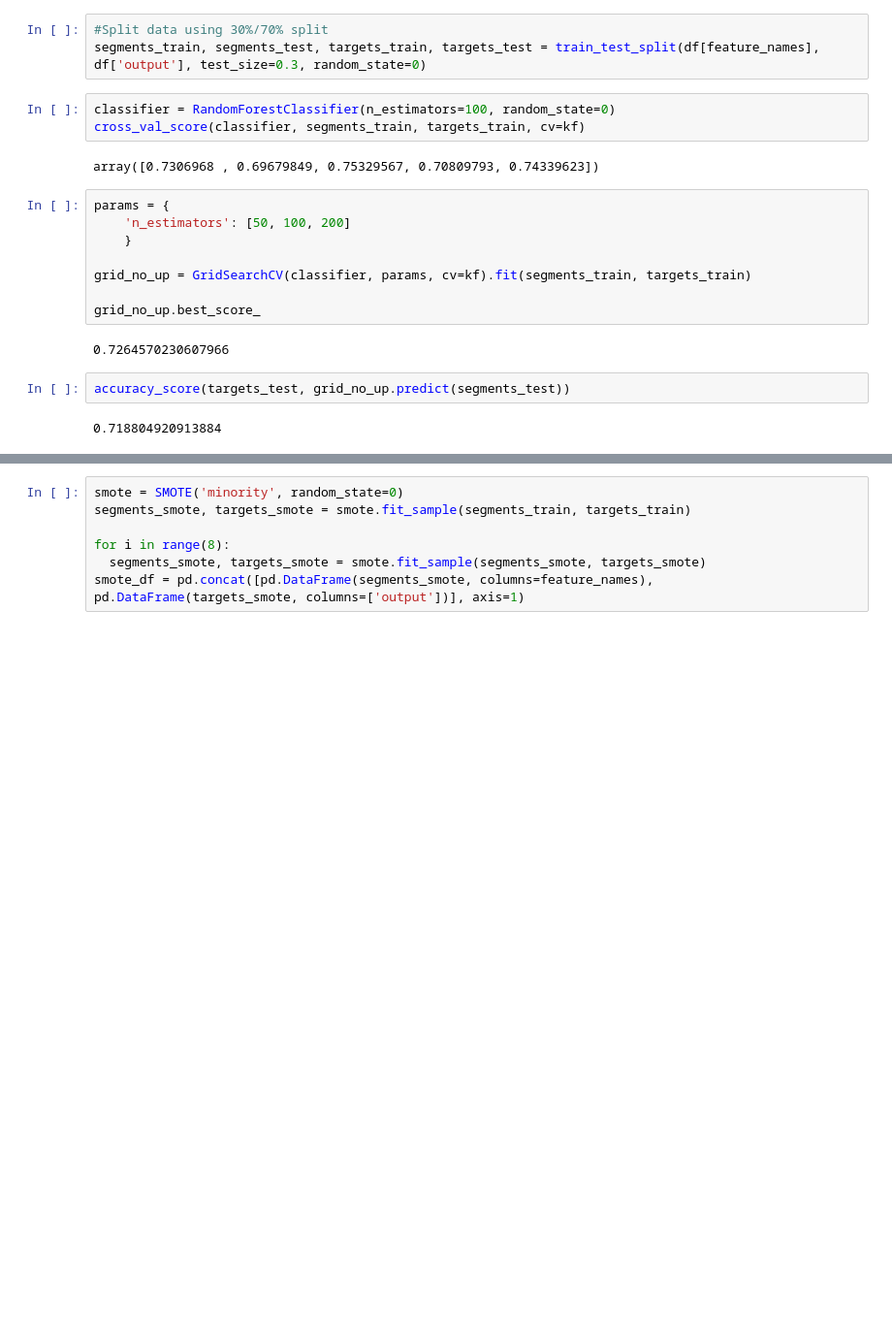
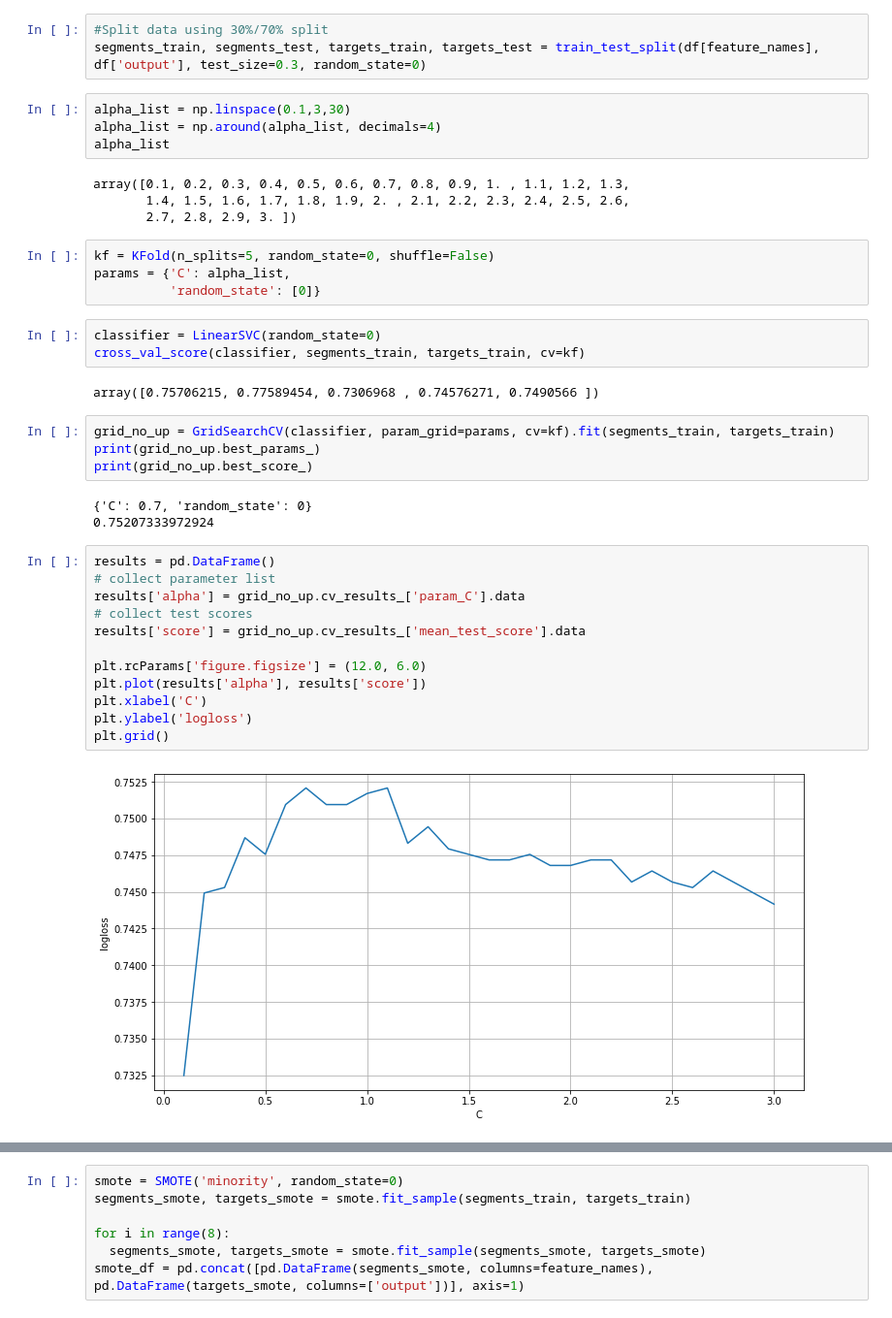
Before and after one commit to bachhvu/Policy-NLP, a Jupyter notebook: Model_Development.ipynb, the cells around one changed output, grey strips where cells are left out. Shown at 97% size. Drawn from its saved outputs; the diff is of its cells as text; blank space fills up the shorter version.

```diff
--- a/Model_Development.ipynb
+++ b/Model_Development.ipynb
@@ -87,22 +86,41 @@ kf = KFold(n_splits=5, random_state=0, shuffle=False)
 # %%
 #Split data using 30%/70% split
 segments_train, segments_test, targets_train, targets_test = train_test_split(df[feature_names], df['output'], test_size=0.3, random_state=0)
+# %%
+alpha_list = np.linspace(0.1,3,30)
+alpha_list = np.around(alpha_list, decimals=4)
+alpha_list
+# %% [output]
+array([0.1, 0.2, 0.3, 0.4, 0.5, 0.6, 0.7, 0.8, 0.9, 1. , 1.1, 1.2, 1.3,
+       1.4, 1.5, 1.6, 1.7, 1.8, 1.9, 2. , 2.1, 2.2, 2.3, 2.4, 2.5, 2.6,
+       2.7, 2.8, 2.9, 3. ])
+# %%
+kf = KFold(n_splits=5, random_state=0, shuffle=False)
+params = {'C': alpha_list,
+          'random_state': [0]}
 # %%
-classifier = RandomForestClassifier(n_estimators=100, random_state=0)
+classifier = LinearSVC(random_state=0)
 cross_val_score(classifier, segments_train, targets_train, cv=kf)
 # %% [output]
-array([0.7306968 , 0.69679849, 0.75329567, 0.70809793, 0.74339623])
+array([0.75706215, 0.77589454, 0.7306968 , 0.74576271, 0.7490566 ])
 # %%
-params = {
-    'n_estimators': [50, 100, 200]
-    }
-
-grid_no_up = GridSearchCV(classifier, params, cv=kf).fit(segments_train, targets_train)
-
-grid_no_up.best_score_
+grid_no_up = GridSearchCV(classifier, param_grid=params, cv=kf).fit(segments_train, targets_train)
+print(grid_no_up.best_params_)
+print(grid_no_up.best_score_)
 # %% [output]
-0.7264570230607966
+{'C': 0.7, 'random_state': 0}
+0.75207333972924
-# %%
-accuracy_score(targets_test, grid_no_up.predict(segments_test))
-# %% [output]
-0.718804920913884
+# %%
+results = pd.DataFrame()
+# collect parameter list
+results['alpha'] = grid_no_up.cv_results_['param_C'].data
+# collect test scores
+results['score'] = grid_no_up.cv_results_['mean_test_score'].data
+
+plt.rcParams['figure.figsize'] = (12.0, 6.0)
+plt.plot(results['alpha'], results['score'])
+plt.xlabel('C')
+plt.ylabel('logloss')
+plt.grid()
+# %% [output]
+[figure, added]
```
Also changed, not shown: parts of 37 cells of this notebook.
